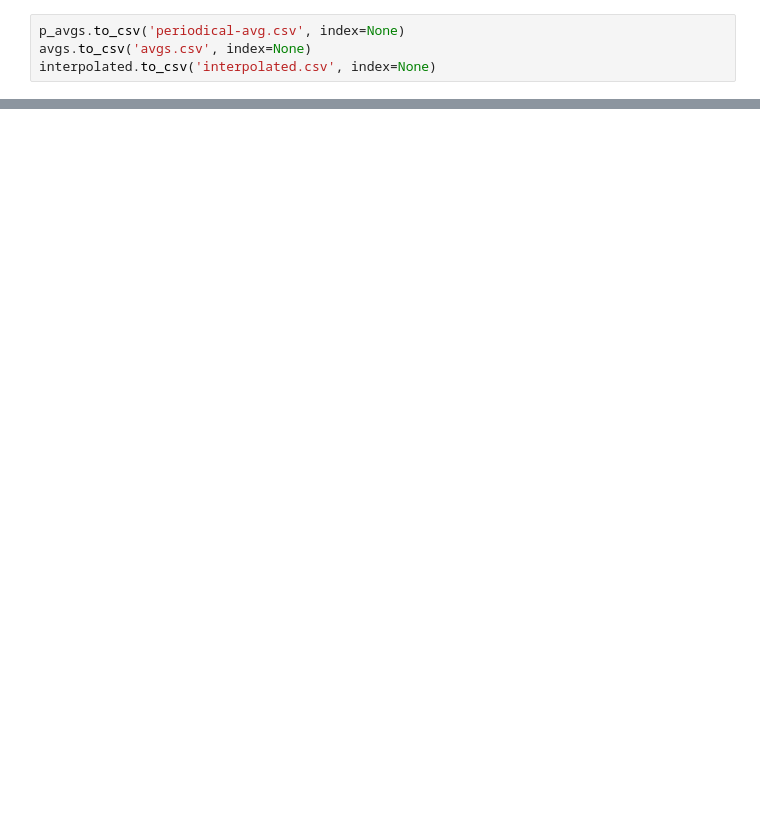
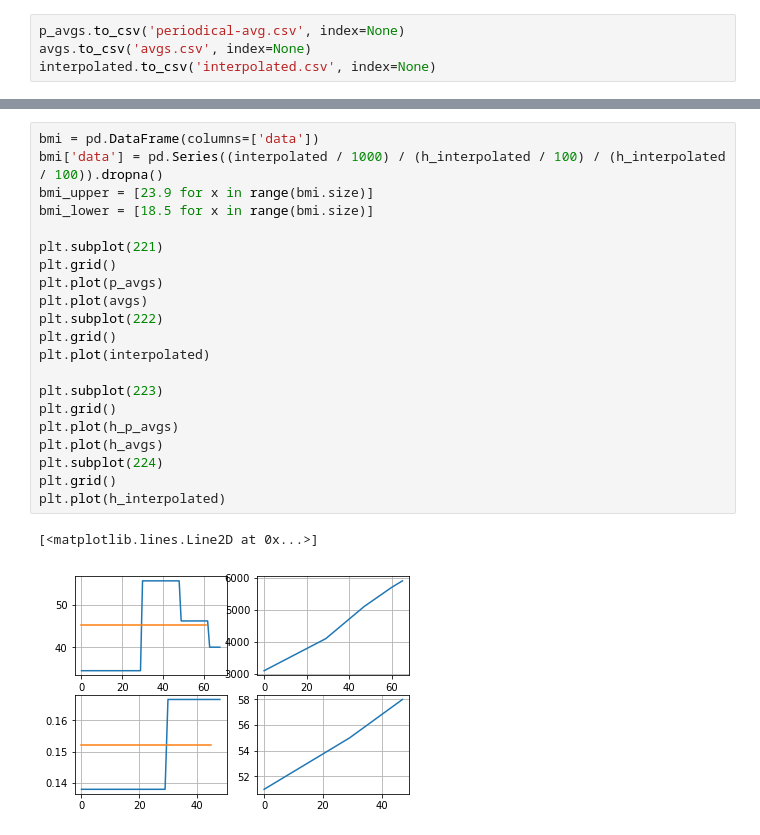
Before and after one commit to raof01/utilities, a Jupyter notebook: python/growth/growth.ipynb, the cells around one changed output, grey strips where cells are left out. Saved outputs shown, nothing was run; the diff lists cells and outputs as text; blank space fills up the shorter version.

```diff
--- a/python/growth/growth.ipynb
+++ b/python/growth/growth.ipynb
@@ -54,0 +97,24 @@ interpolated.to_csv('interpolated.csv', index=None)
+# %%
+bmi = pd.DataFrame(columns=['data'])
+bmi['data'] = pd.Series((interpolated / 1000) / (h_interpolated / 100) / (h_interpolated / 100)).dropna()
+bmi_upper = [23.9 for x in range(bmi.size)]
+bmi_lower = [18.5 for x in range(bmi.size)]
+
+plt.subplot(221)
+plt.grid()
+plt.plot(p_avgs)
+plt.plot(avgs)
+plt.subplot(222)
+plt.grid()
+plt.plot(interpolated)
+
+plt.subplot(223)
+plt.grid()
+plt.plot(h_p_avgs)
+plt.plot(h_avgs)
+plt.subplot(224)
+plt.grid()
+plt.plot(h_interpolated)
+# %% [output]
+[<matplotlib.lines.Line2D at 0x...>]
+[figure, added]
```
Also changed, not shown: parts of 8 cells of this notebook, 3 other files.
